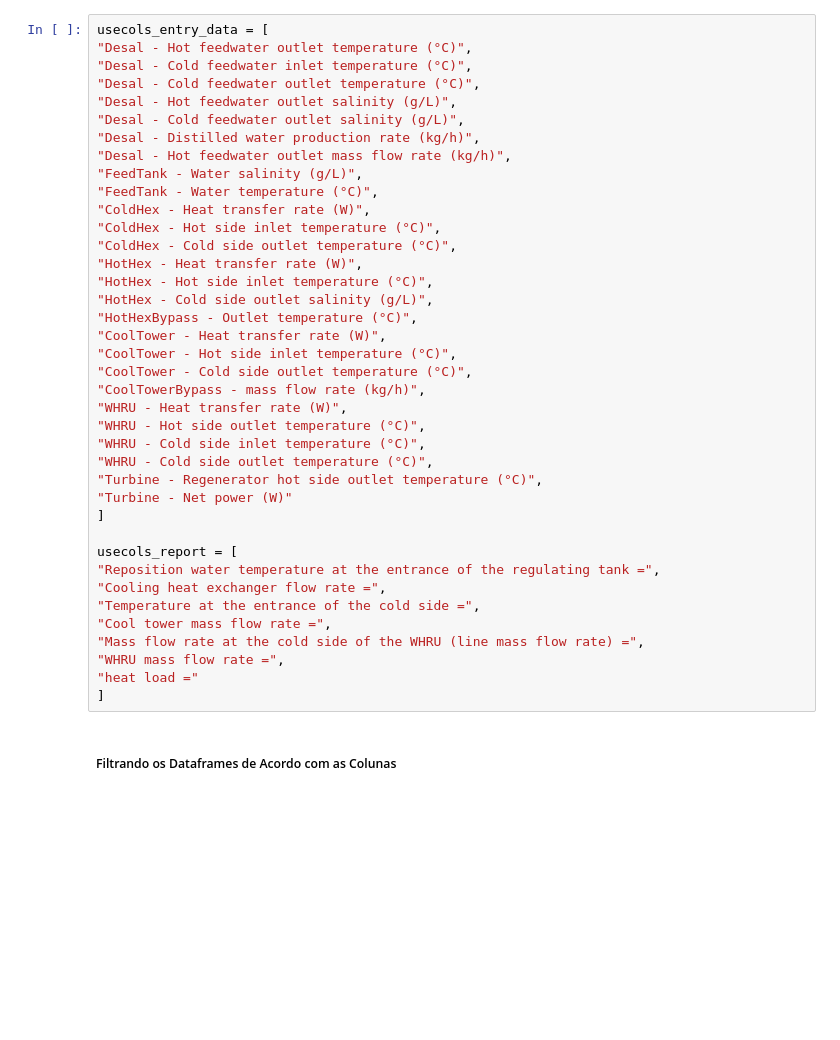
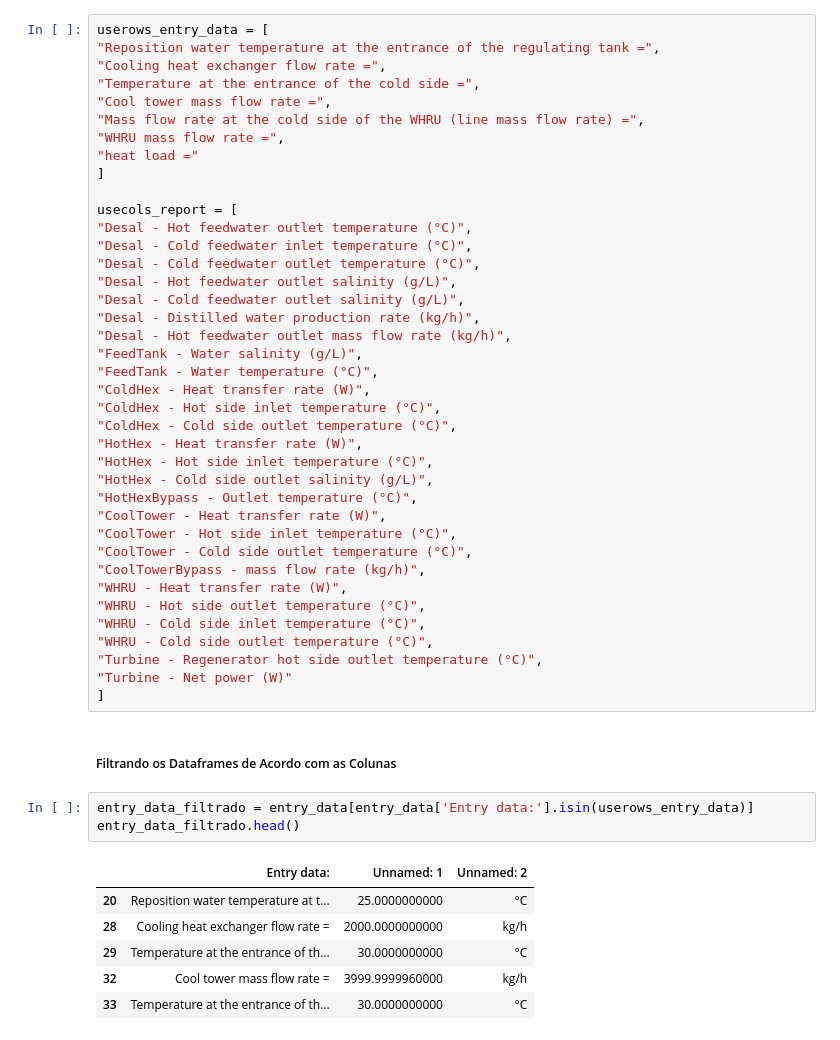
Before and after one commit to LucasPimentaM/mapeamento_svg, a Jupyter notebook: mapeamento_svg.ipynb, the cells around one changed output. Saved outputs shown, nothing was run; the diff lists cells and outputs as text; blank space fills up the shorter version.

```diff
--- a/mapeamento_svg.ipynb
+++ b/mapeamento_svg.ipynb
@@ -47,7 +48,17 @@ report.head()
 # %% [markdown]
 ##### **Definindo as Colunas que serão utilizadas de cada dataframe**
 # %%
-usecols_entry_data = [
+userows_entry_data = [
+"Reposition water temperature at the entrance of the regulating tank =",
+"Cooling heat exchanger flow rate =",
+"Temperature at the entrance of the cold side =",
+"Cool tower mass flow rate =",
+"Mass flow rate at the cold side of the WHRU (line mass flow rate) =",
+"WHRU mass flow rate =",
+"heat load ="
+]
+
+usecols_report = [
 "Desal - Hot feedwater outlet temperature (°C)",
 "Desal - Cold feedwater inlet temperature (°C)",
 "Desal - Cold feedwater outlet temperature (°C)",
@@ -75,15 +86,15 @@ usecols_entry_data = [
 "Turbine - Regenerator hot side outlet temperature (°C)",
 "Turbine - Net power (W)"
 ]
-
-usecols_report = [
-"Reposition water temperature at the entrance of the regulating tank =",
-"Cooling heat exchanger flow rate =",
-"Temperature at the entrance of the cold side =",
-"Cool tower mass flow rate =",
-"Mass flow rate at the cold side of the WHRU (line mass flow rate) =",
-"WHRU mass flow rate =",
-"heat load ="
-]
 # %% [markdown]
 ##### Filtrando os Dataframes de Acordo com as Colunas
+# %%
+entry_data_filtrado = entry_data[entry_data['Entry data:'].isin(userows_entry_data)]
+entry_data_filtrado.head()
+# %% [output]
+|  | Entry data: | Unnamed: 1 | Unnamed: 2 |
+| 20 | Reposition water temperature at t... | 25.0000000000 | °C |
+| 28 | Cooling heat exchanger flow rate = | 2000.0000000000 | kg/h |
+| 29 | Temperature at the entrance of th... | 30.0000000000 | °C |
+| 32 | Cool tower mass flow rate = | 3999.9999960000 | kg/h |
+| 33 | Temperature at the entrance of th... | 30.0000000000 | °C |
```
Also changed, not shown: parts of 13 cells of this notebook, 2 other files.
